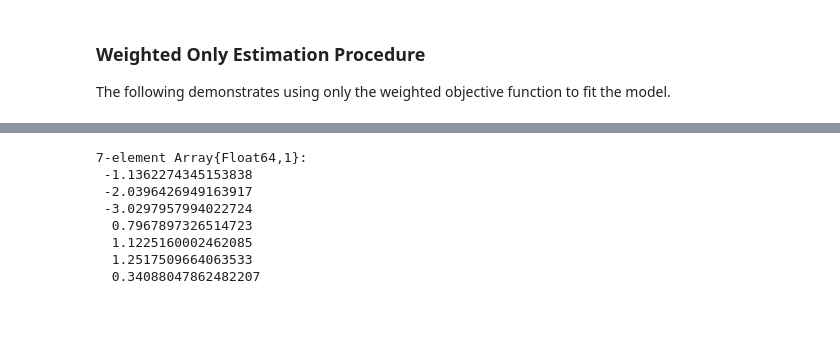
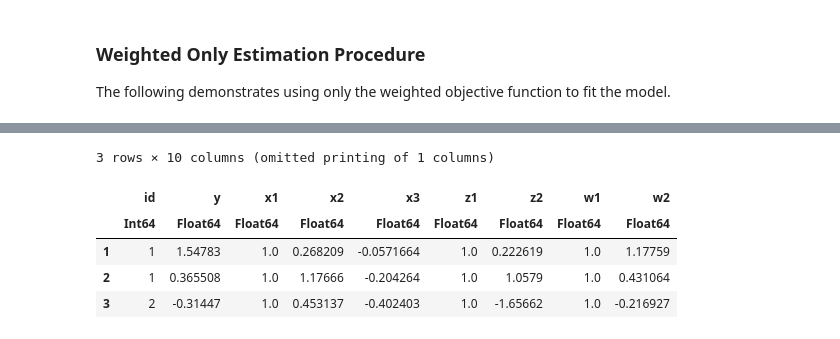
Before and after one commit to OpenMendel/WiSER.jl, a Jupyter notebook: docs/VarLMM Documentation.ipynb, the cells around one changed output, grey strips where cells are left out. Cells and saved outputs as stored; diff of their text form; code cells hidden in the pictures.

```diff
--- a/docs/VarLMM Documentation.ipynb
+++ b/docs/VarLMM Documentation.ipynb
@@ -298,25 +406,22 @@ VarLMM.rand!(vlmm; respdist = MvNormal)
 # %%
 t = table((id = [1; 1; 2; 3; 3; 3; 4], y = randn(7),
 x1 = ones(7), x2 = randn(7), x3 = randn(7), z1 = ones(7),
 z2 = randn(7), w1 = ones(7), w2 = randn(7), w3 = randn(7)))
 df = DataFrame(t)
 
 f1 = @formula(y ~ 1 + x2 + x3)
 f2 = @formula(y ~ 1 + z2)
 f3 = @formula(y ~ 1 + w2 + w3)
 
 β = zeros(3)
 τ = zeros(3)
 Σγ = [1. 0.; 0. 1.]
 
-rvarlmm!(f1, f2, f3, :id, t, β, τ;
-        Σγ = Σγ, respname = :response)
+first(df, 3)
 # %% [output]
-7-element Array{Float64,1}:
- -1.1362274345153838
- -2.0396426949163917
- -3.0297957994022724
-  0.7967897326514723
-  1.1225160002462085
-  1.2517509664063533
-  0.34088047862482207
+3 rows × 10 columns (omitted printing of 1 columns)
+|  | id | y | x1 | x2 | x3 | z1 | z2 | w1 | w2 |
+|  | Int64 | Float64 | Float64 | Float64 | Float64 | Float64 | Float64 | Float64 | Float64 |
+| 1 | 1 | 1.54783 | 1.0 | 0.268209 | -0.0571664 | 1.0 | 0.222619 | 1.0 | 1.17759 |
+| 2 | 1 | 0.365508 | 1.0 | 1.17666 | -0.204264 | 1.0 | 1.0579 | 1.0 | 0.431064 |
+| 3 | 2 | -0.31447 | 1.0 | 0.453137 | -0.402403 | 1.0 | -1.65662 | 1.0 | -0.216927 |
```
Also changed, not shown: parts of 15 cells of this notebook, 7 other files.
